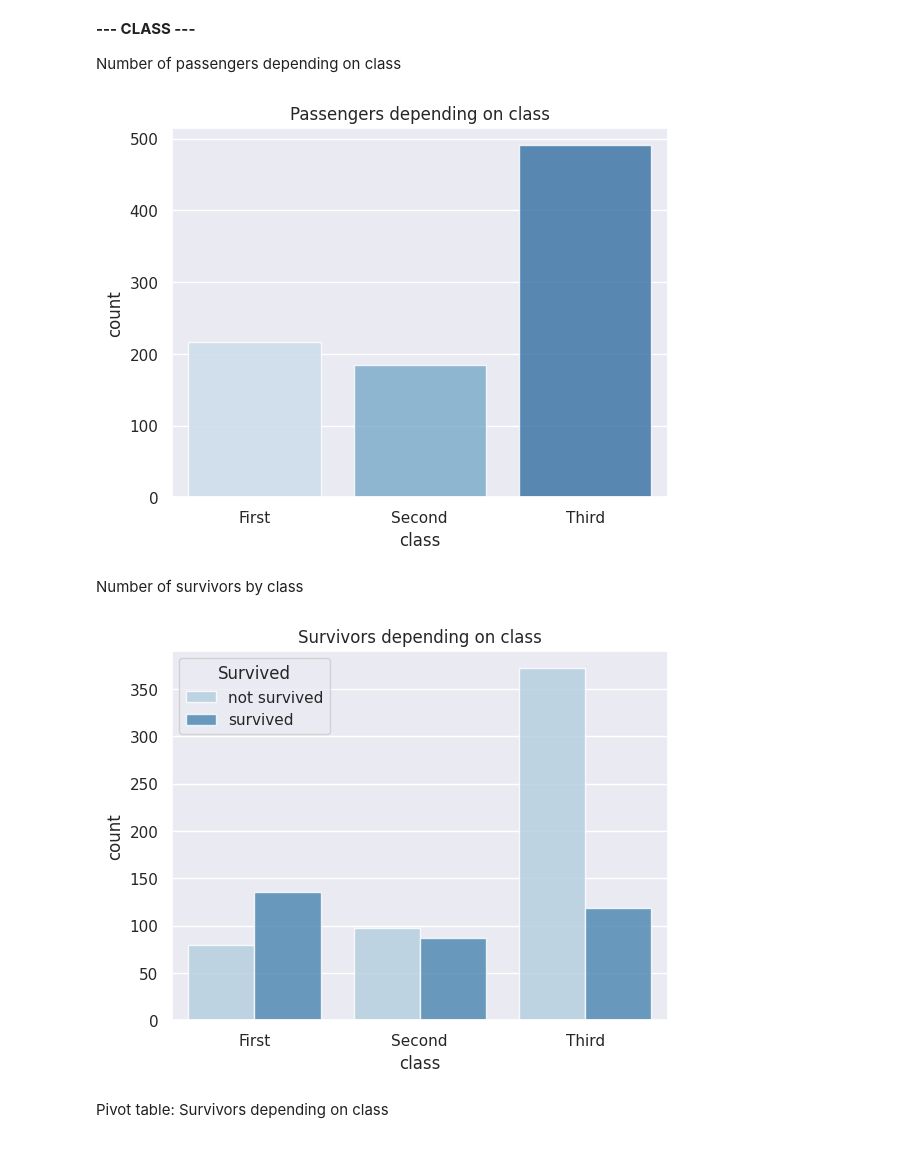
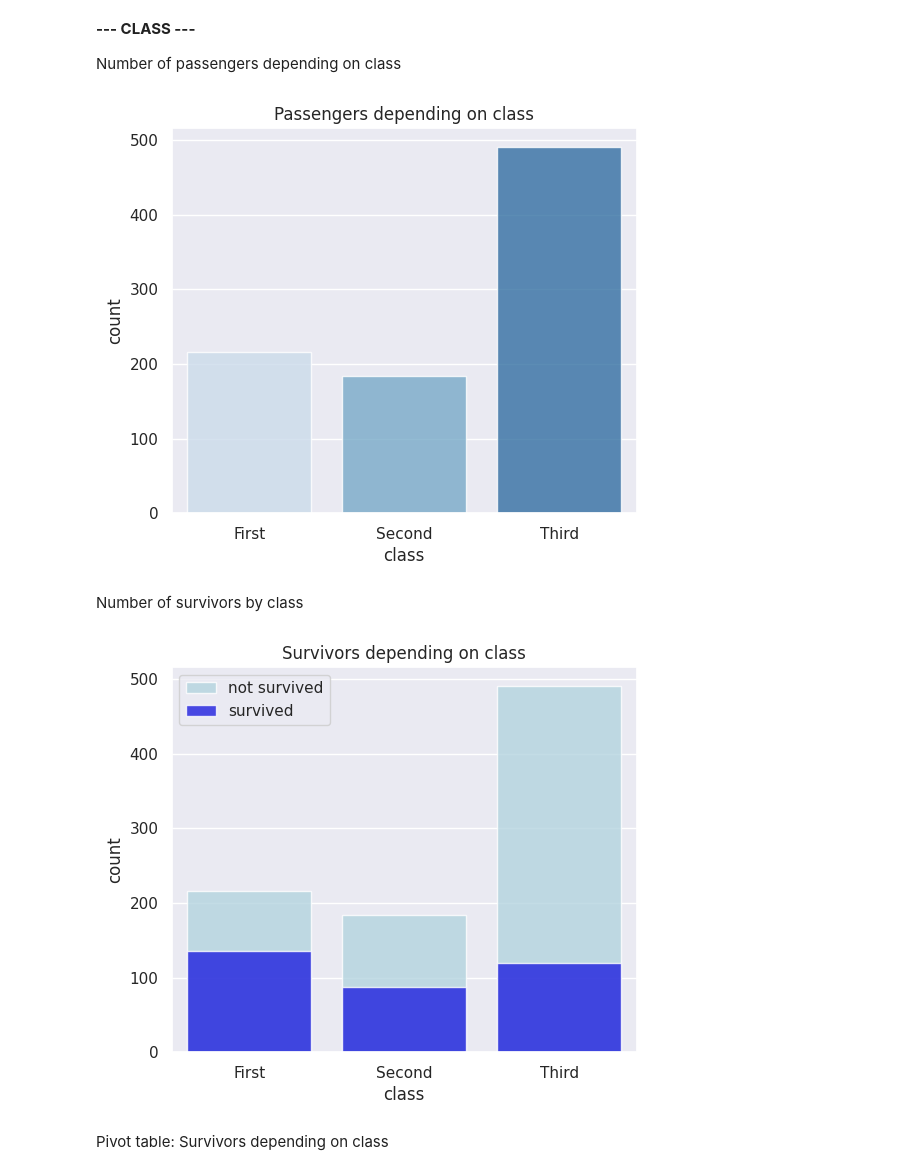
Before and after one commit to IzaLech/MyProjects, a Jupyter notebook: Data_Analysis_Pandas+Seaborn_Titanic.ipynb, the cells around one changed output. Drawn from its saved outputs; the diff is of its cells as text; code cells hidden in the pictures.

```diff
--- a/Data_Analysis_Pandas+Seaborn_Titanic.ipynb
+++ b/Data_Analysis_Pandas+Seaborn_Titanic.ipynb
@@ -56,8 +56,8 @@ sns.set()
 # %% [markdown]
 Loading dataset
 # %%
-tit = sns.load_dataset('titanic')
-tit.head()
+titanic = sns.load_dataset('titanic')
+titanic.head()
 # %% [output]
 |  | survived | pclass | sex | age | sibsp | parch | fare | embarked | class | who | ... |
 | 0 | 0 | 3 | male | 22.0 | 1 | 0 | 7.2500 | S | Third | man | ... |
@@ -100,9 +100,9 @@ tit.describe().T
 # %% [markdown]
 Preprocessing data
 # %%
-tit['Survived'] = tit.survived
-tit.Survived = tit.Survived.astype(str)
-tit.head()
+titanic['Survived'] = titanic.survived
+titanic.Survived = titanic.Survived.astype(str)
+titanic.head()
 # %% [output]
 |  | survived | pclass | sex | age | sibsp | parch | fare | embarked | class | who | ... |
 | 0 | 0 | 3 | male | 22.0 | 1 | 0 | 7.2500 | S | Third | man | ... |
@@ -111,6 +111,6 @@ tit.head()
 | 3 | 1 | 1 | female | 35.0 | 1 | 0 | 53.1000 | S | First | woman | ... |
 | 4 | 0 | 3 | male | 35.0 | 0 | 0 | 8.0500 | S | Third | man | ... |
 # %%
-tit.Survived = tit.Survived.apply(lambda s: s.replace('0' , 'not survived'))
-tit.Survived = tit.Survived.apply(lambda s: s.replace('1' , 'survived'))
+titanic.Survived = titanic.Survived.apply(lambda s: s.replace('0' , 'not survived'))
+titanic.Survived = titanic.Survived.apply(lambda s: s.replace('1' , 'survived'))
 # %%
@@ -219,19 +219,21 @@ pd.pivot_table(data=tit, values='survived' , index='Survived' , columns='sex' ,
 
 Number of passengers depending on class
 # %%
-sns.countplot(tit, x='class', palette='Blues', alpha=0.8)
+sns.countplot(titanic, x='class', palette='Blues', alpha=0.8)
 plt.title('Passengers depending on class')
 plt.show()
 # %% [output]
-[figure, old version]
+[figure, new version]
 # %% [markdown]
 Number of survivors by class
 # %%
-sns.countplot(tit, x='class', hue='Survived', palette='Blues', alpha=0.8)
+sns.countplot(titanic, x='class', label ='not survived', color='lightblue', alpha=0.8)
+sns.countplot(titanic_survived, x='class', label ='survived', color='blue', alpha=0.8)
 plt.title('Survivors depending on class')
+plt.legend()
 plt.show()
 # %% [output]
-[figure, old version]
+[figure, new version]
 # %% [markdown]
 Pivot table: Survivors depending on class
 # %%
```
Also changed, not shown: parts of 29 cells of this notebook.
